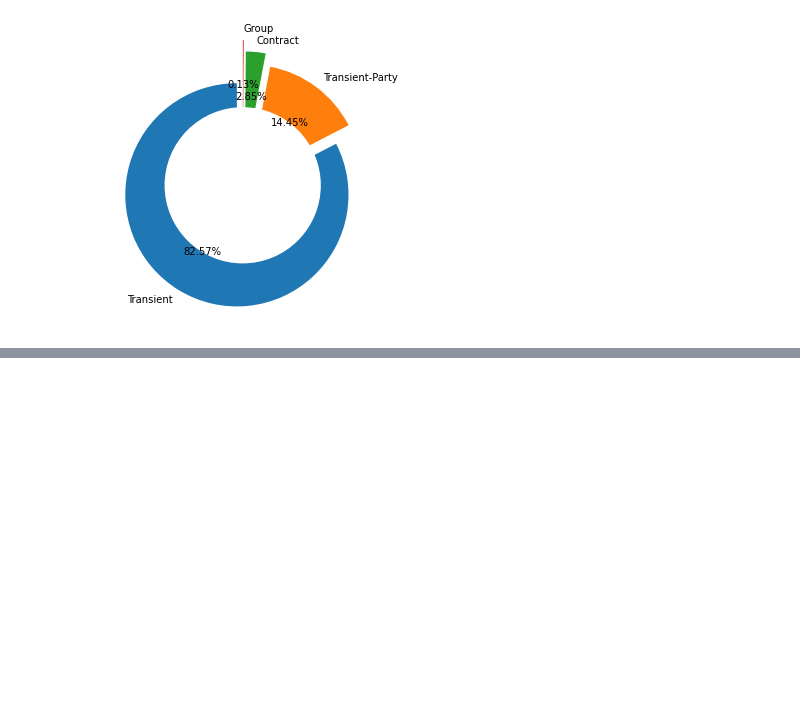
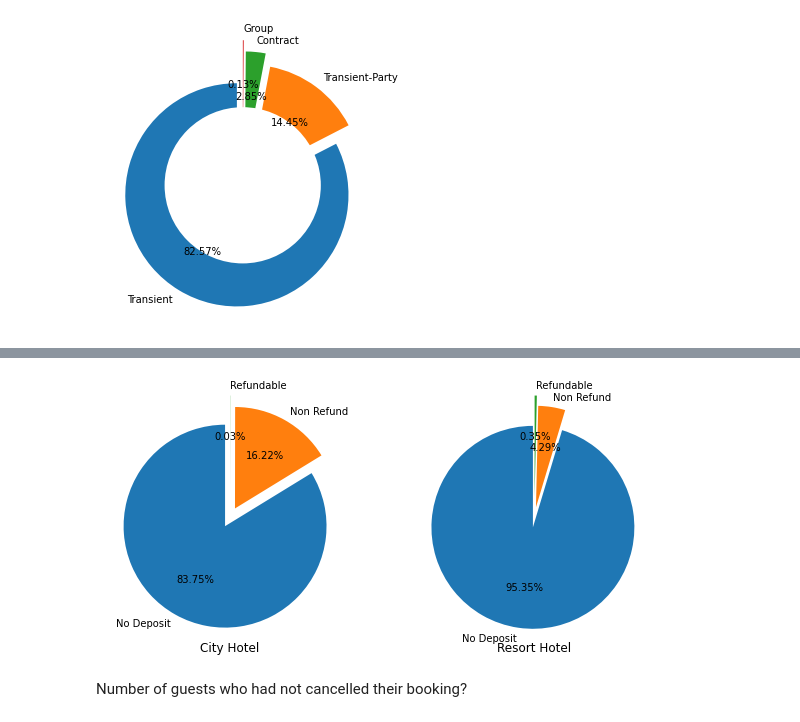
Before and after one commit to dattuharshi/hotel-booking, a Jupyter notebook: capstone_project_Hotel_booking.ipynb, the cells around one changed output, grey strips where cells are left out. Cells and saved outputs as stored; diff of their text form; code cells hidden in the pictures; blank space fills up the shorter version.

```diff
--- a/capstone_project_Hotel_booking.ipynb
+++ b/capstone_project_Hotel_booking.ipynb
@@ -480,0 +494,19 @@ plt.show();
+# %%
+deposit = ["No Deposit", "Non Refund", "Refundable"]
+count1 = [66442, 12868, 20]
+count2 = [38199, 1719, 142]
+
+plt.figure(figsize = (10, 15))
+plt.subplot(1, 2, 1)
+plt.pie(count1, labels = deposit, explode = (0.1, 0.1, 0.2), autopct = "%.2f%%", startangle = 90)
+plt.title("City Hotel", y = -0.05)
+
+plt.subplot(1, 2, 2)
+plt.pie(count2, labels = deposit, explode = (0.1, 0.1, 0.2), autopct = "%.2f%%", startangle = 90)
+plt.title("Resort Hotel", y = -0.05)
+
+plt.show();
+# %% [output]
+[figure, added]
+# %% [markdown]
+Number of guests who had not cancelled their booking?
```
Also changed, not shown: parts of 32 cells of this notebook.
